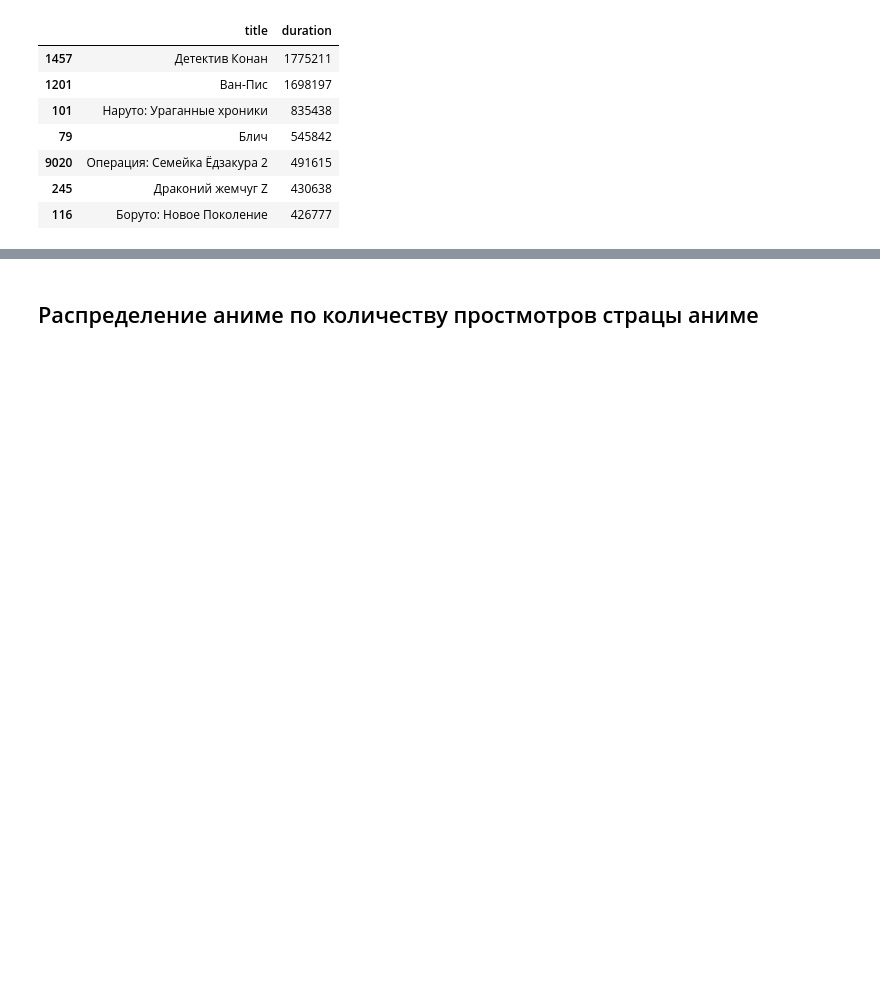
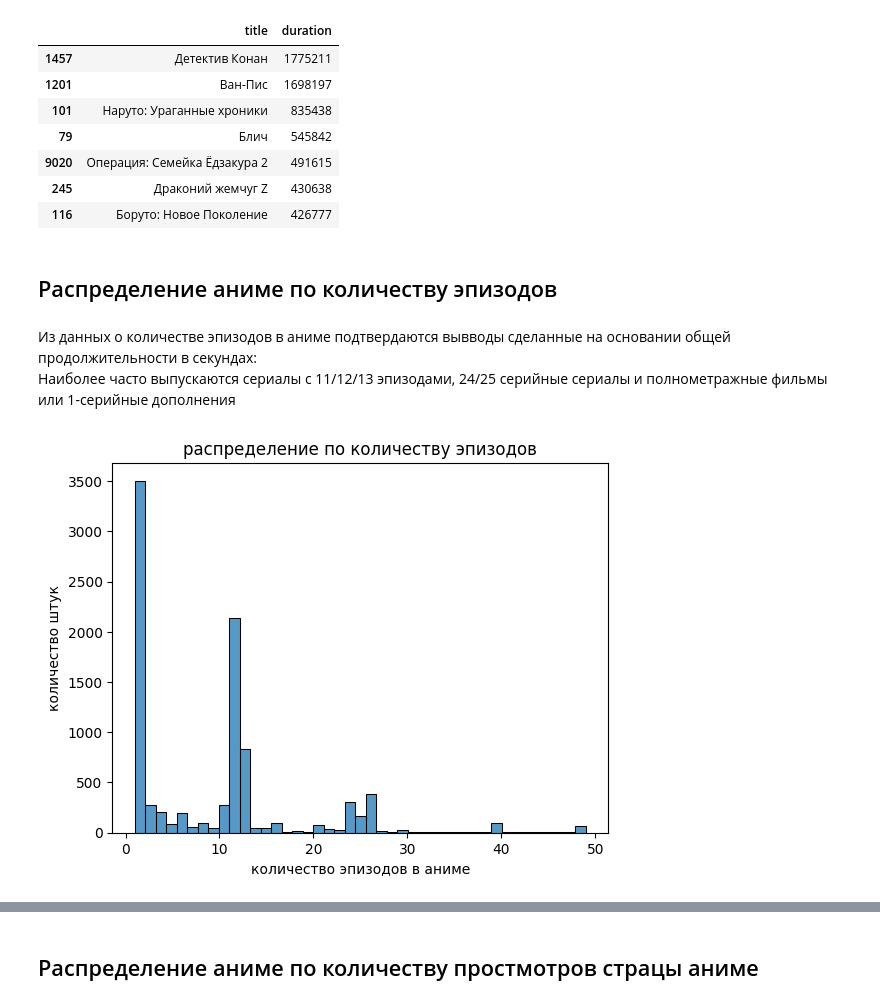
Before and after one commit to ArtemGusenkov/projects, a Jupyter notebook: DA/yummyani.me_analytics/data_analys.ipynb, the cells around one changed output, grey strips where cells are left out. Saved outputs shown, nothing was run; the diff lists cells and outputs as text; code cells hidden in the pictures; blank space fills up the shorter version.

```diff
--- a/DA/yummyani.me_analytics/data_analys.ipynb
+++ b/DA/yummyani.me_analytics/data_analys.ipynb
@@ -146,3 +149,19 @@ main_anime_df[mask1][['title', 'duration']].sort_values(by='duration', ascending
 | 9020 | Операция: Семейка Ёдзакура 2 | 491615 |
 | 245 | Драконий жемчуг Z | 430638 |
 | 116 | Боруто: Новое Поколение | 426777 |
+# %% [markdown]
+## Распределение аниме по количеству эпизодов
+# %% [markdown]
+Из данных о количестве эпизодов в аниме подтвердаются вывводы сделанные на основании общей продолжительности в секундах:
+Наиболее часто выпускаются сериалы с 11/12/13 эпизодами, 24/25 серийные сериалы и полнометражные фильмы или 1-серийные дополнения
+# %%
+mask = (main_anime_df['episodes_count'] > 0) & (main_anime_df['episodes_count'] < main_anime_df['episodes_count'].quantile(0.96))
+
+sns.histplot(main_anime_df[mask]['episodes_count'])
+
+plt.title('распределение по количеству эпизодов')
+plt.xlabel('количество эпизодов в аниме')
+plt.ylabel('количество штук')
+plt.show()
+# %% [output]
+[figure, added]
```
Also changed, not shown: parts of 34 cells of this notebook, 1 other file.
